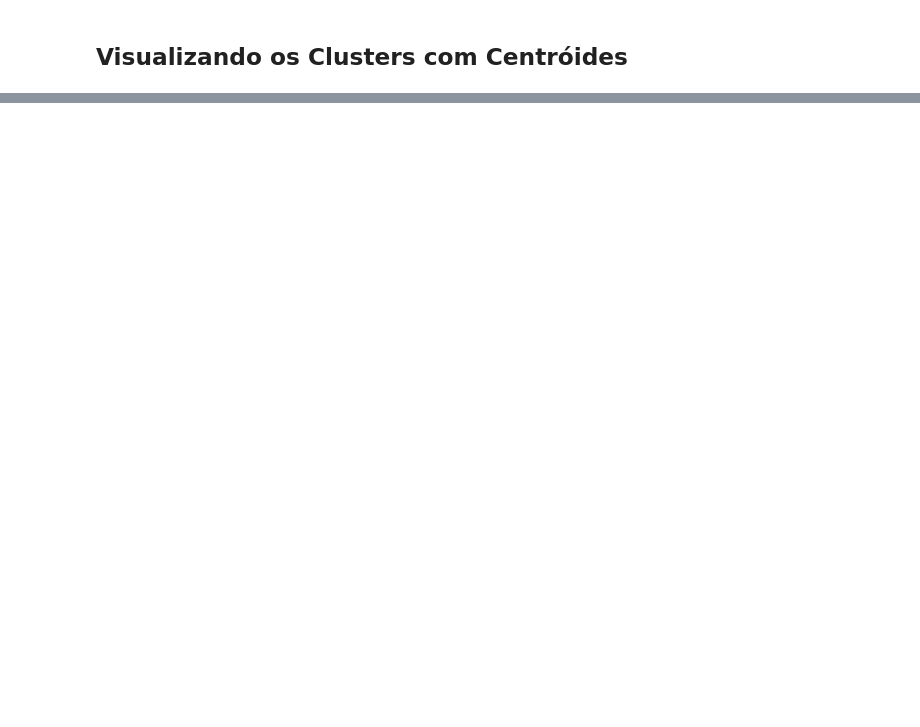
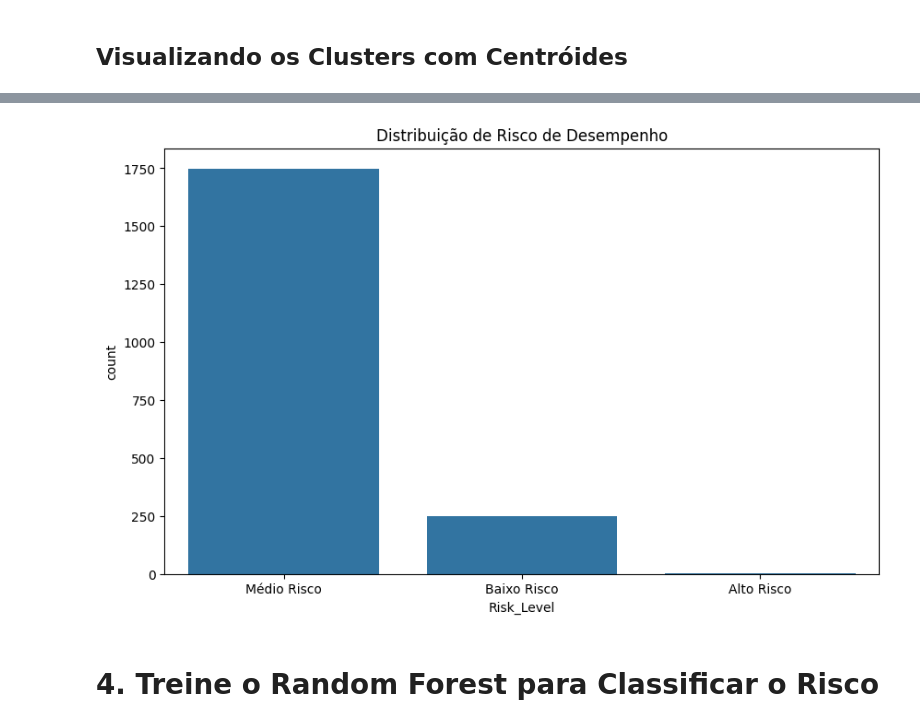
Before and after one commit to DaviFerreira0106/notebooks-inteligenciaArtificial, a Jupyter notebook: Atividade_kmeans_randomForest.ipynb, the cells around one changed output, grey strips where cells are left out. Drawn from its saved outputs; the diff is of its cells as text; code cells hidden in the pictures; blank space fills up the shorter version.

```diff
--- a/Atividade_kmeans_randomForest.ipynb
+++ b/Atividade_kmeans_randomForest.ipynb
@@ -164,0 +181,9 @@ plt.show()
+# %%
+plt.figure(figsize=(10, 6))
+sns.countplot(x='Risk_Level', data=df)
+plt.title('Distribuição de Risco de Desempenho')
+plt.show()
+# %% [output]
+[figure, added]
+# %% [markdown]
+# 4. Treine o Random Forest para Classificar o Risco
```
Also changed, not shown: parts of 21 cells of this notebook.
